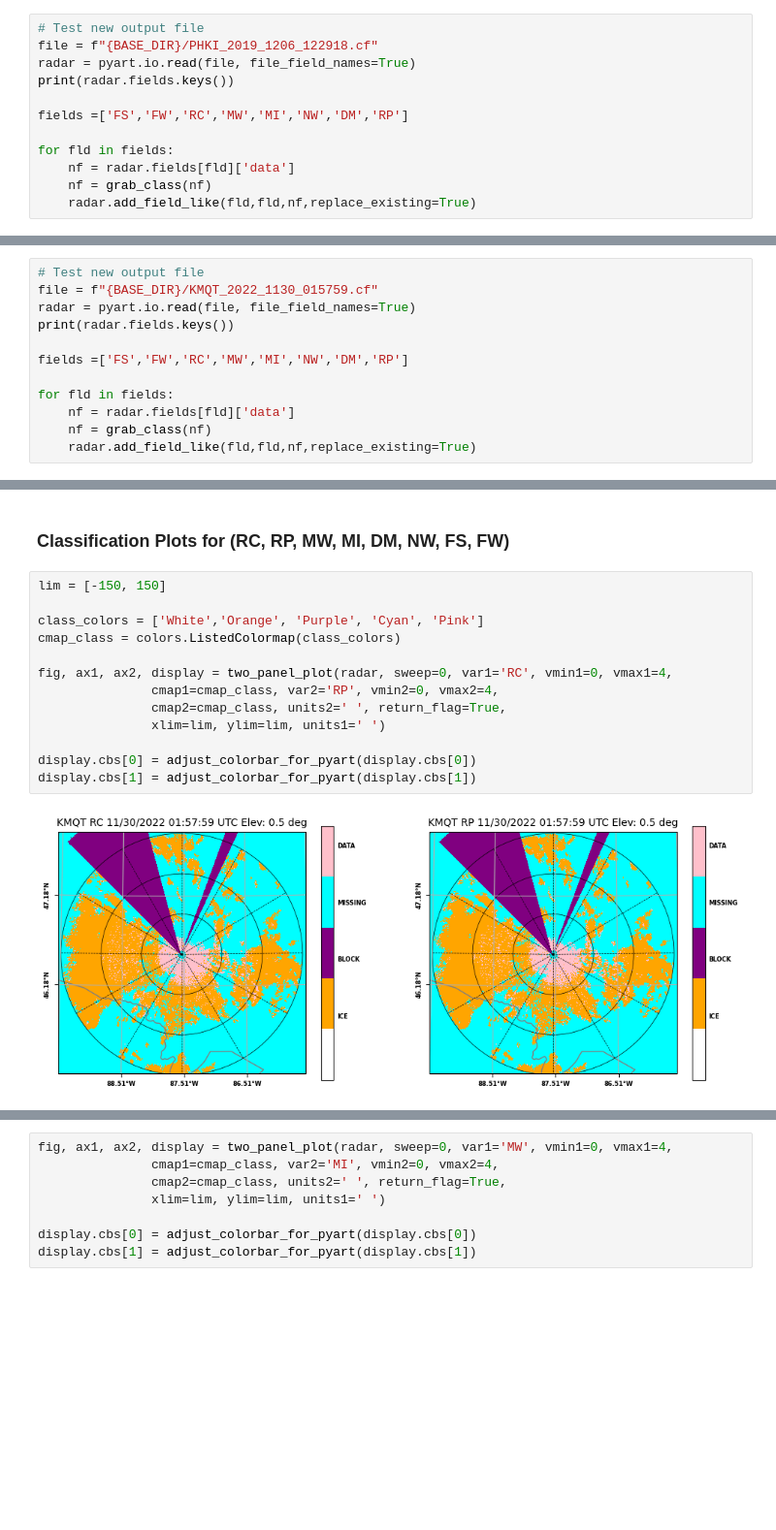
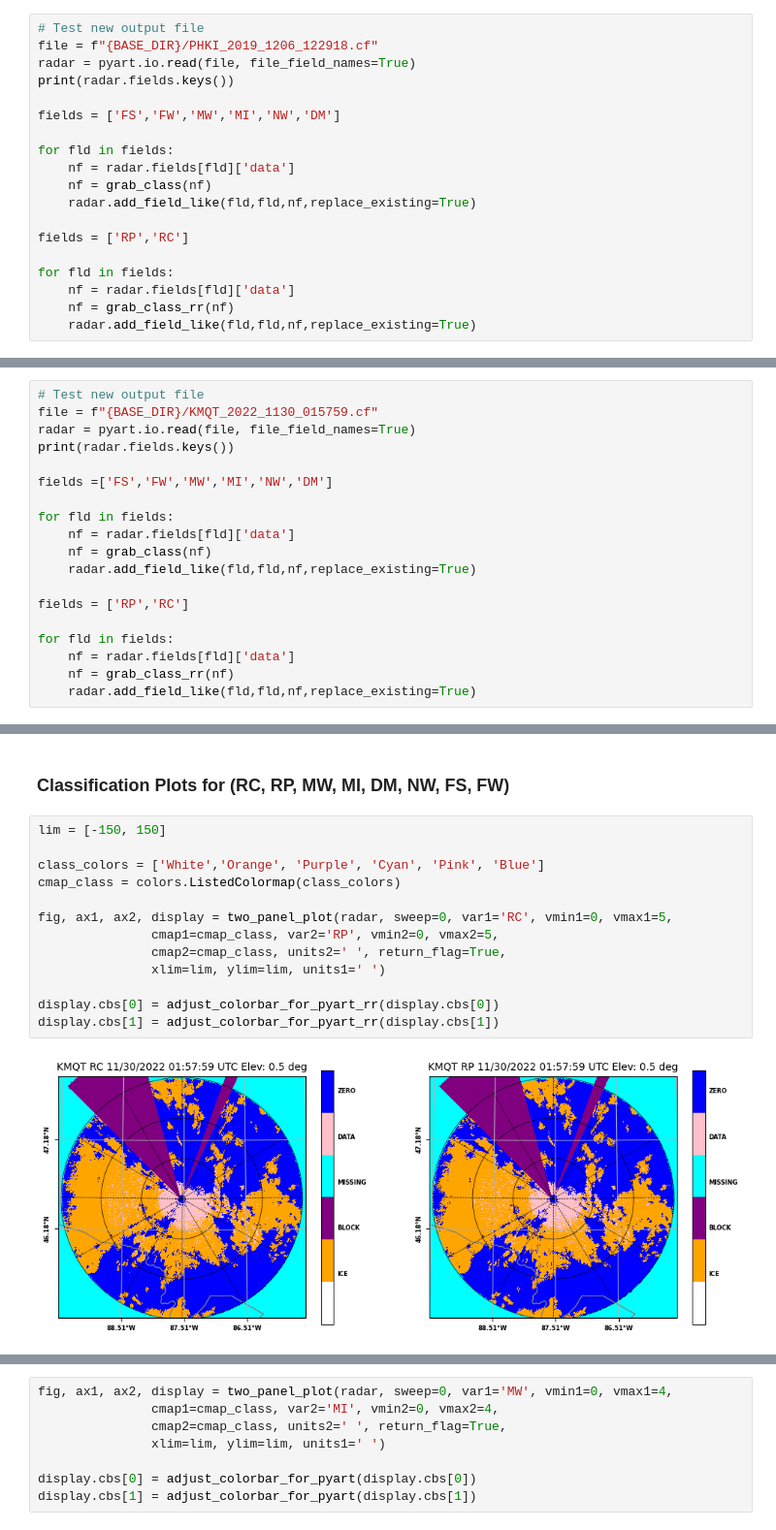
Before and after one commit to GPM-GV/GVradar, a Jupyter notebook: notebooks/plot_class.ipynb, the cells around one changed output, grey strips where cells are left out. Shown at 97% size. Saved outputs shown, nothing was run; the diff lists cells and outputs as text; blank space fills up the shorter version.

```diff
--- a/notebooks/plot_class.ipynb
+++ b/notebooks/plot_class.ipynb
@@ -21,12 +31,19 @@ file = f"{BASE_DIR}/PHKI_2019_1206_122918.cf"
 radar = pyart.io.read(file, file_field_names=True)
 print(radar.fields.keys())
 
-fields =['FS','FW','RC','MW','MI','NW','DM','RP']
+fields = ['FS','FW','MW','MI','NW','DM']
 
 for fld in fields:
     nf = radar.fields[fld]['data']
     nf = grab_class(nf)
     radar.add_field_like(fld,fld,nf,replace_existing=True)
+
+fields = ['RP','RC']
+
+for fld in fields:
+    nf = radar.fields[fld]['data']
+    nf = grab_class_rr(nf)
+    radar.add_field_like(fld,fld,nf,replace_existing=True)
 # %% [output]
 dict_keys(['CZ', 'DR', 'DZ', 'KD', 'PH', 'RH', 'SD', 'VR', 'ZZ', 'FS', 'FW', 'RC', 'MW', 'MI', 'NW', 'DM', 'RP', 'BEYOND', 'BLOCK'])
 # %% [markdown]
@@ -84,12 +104,19 @@ file = f"{BASE_DIR}/KMQT_2022_1130_015759.cf"
 radar = pyart.io.read(file, file_field_names=True)
 print(radar.fields.keys())
 
-fields =['FS','FW','RC','MW','MI','NW','DM','RP']
+fields =['FS','FW','MW','MI','NW','DM']
 
 for fld in fields:
     nf = radar.fields[fld]['data']
     nf = grab_class(nf)
     radar.add_field_like(fld,fld,nf,replace_existing=True)
+
+fields = ['RP','RC']
+
+for fld in fields:
+    nf = radar.fields[fld]['data']
+    nf = grab_class_rr(nf)
+    radar.add_field_like(fld,fld,nf,replace_existing=True)
 # %% [output]
 dict_keys(['DZ', 'DR', 'PH', 'RH', 'VR', 'SD', 'KD', 'CZ', 'ZZ', 'FS', 'FW', 'RC', 'MW', 'MI', 'NW', 'DM', 'RP', 'BEYOND', 'BLOCK'])
 # %% [markdown]
@@ -97,16 +124,16 @@ dict_keys(['DZ', 'DR', 'PH', 'RH', 'VR', 'SD', 'KD', 'CZ', 'ZZ', 'FS', 'FW', 'RC
 # %%
 lim = [-150, 150]
 
-class_colors = ['White','Orange', 'Purple', 'Cyan', 'Pink']
+class_colors = ['White','Orange', 'Purple', 'Cyan', 'Pink', 'Blue']
 cmap_class = colors.ListedColormap(class_colors)
 
-fig, ax1, ax2, display = two_panel_plot(radar, sweep=0, var1='RC', vmin1=0, vmax1=4,
-               cmap1=cmap_class, var2='RP', vmin2=0, vmax2=4,
+fig, ax1, ax2, display = two_panel_plot(radar, sweep=0, var1='RC', vmin1=0, vmax1=5,
+               cmap1=cmap_class, var2='RP', vmin2=0, vmax2=5,
                cmap2=cmap_class, units2=' ', return_flag=True,
                xlim=lim, ylim=lim, units1=' ')
 
-display.cbs[0] = adjust_colorbar_for_pyart(display.cbs[0])
-display.cbs[1] = adjust_colorbar_for_pyart(display.cbs[1])
+display.cbs[0] = adjust_colorbar_for_pyart_rr(display.cbs[0])
+display.cbs[1] = adjust_colorbar_for_pyart_rr(display.cbs[1])
 # %% [output]
-[figure, old version]
+[figure, new version]
 # %%
```
Also changed, not shown: parts of 7 cells of this notebook, 3 other files.
